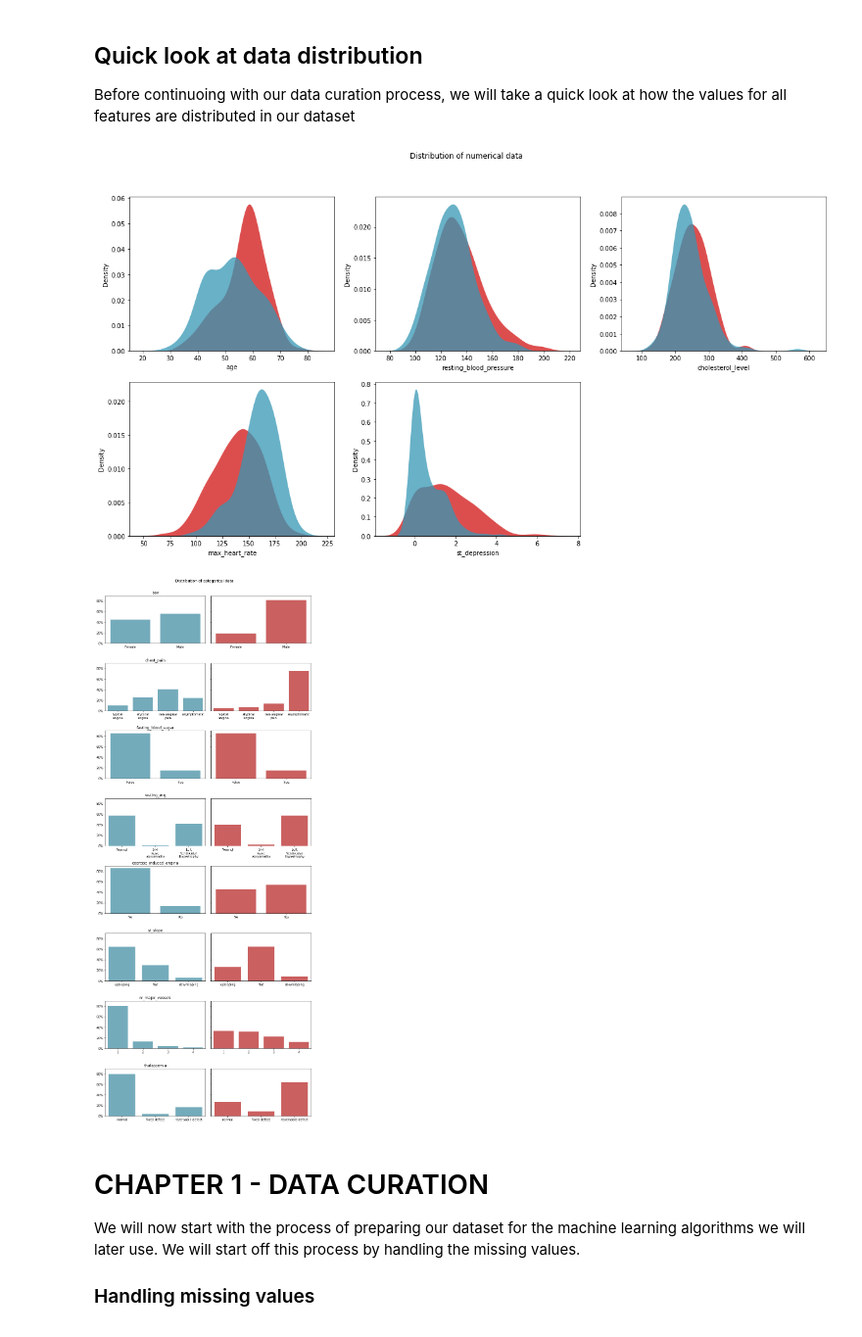
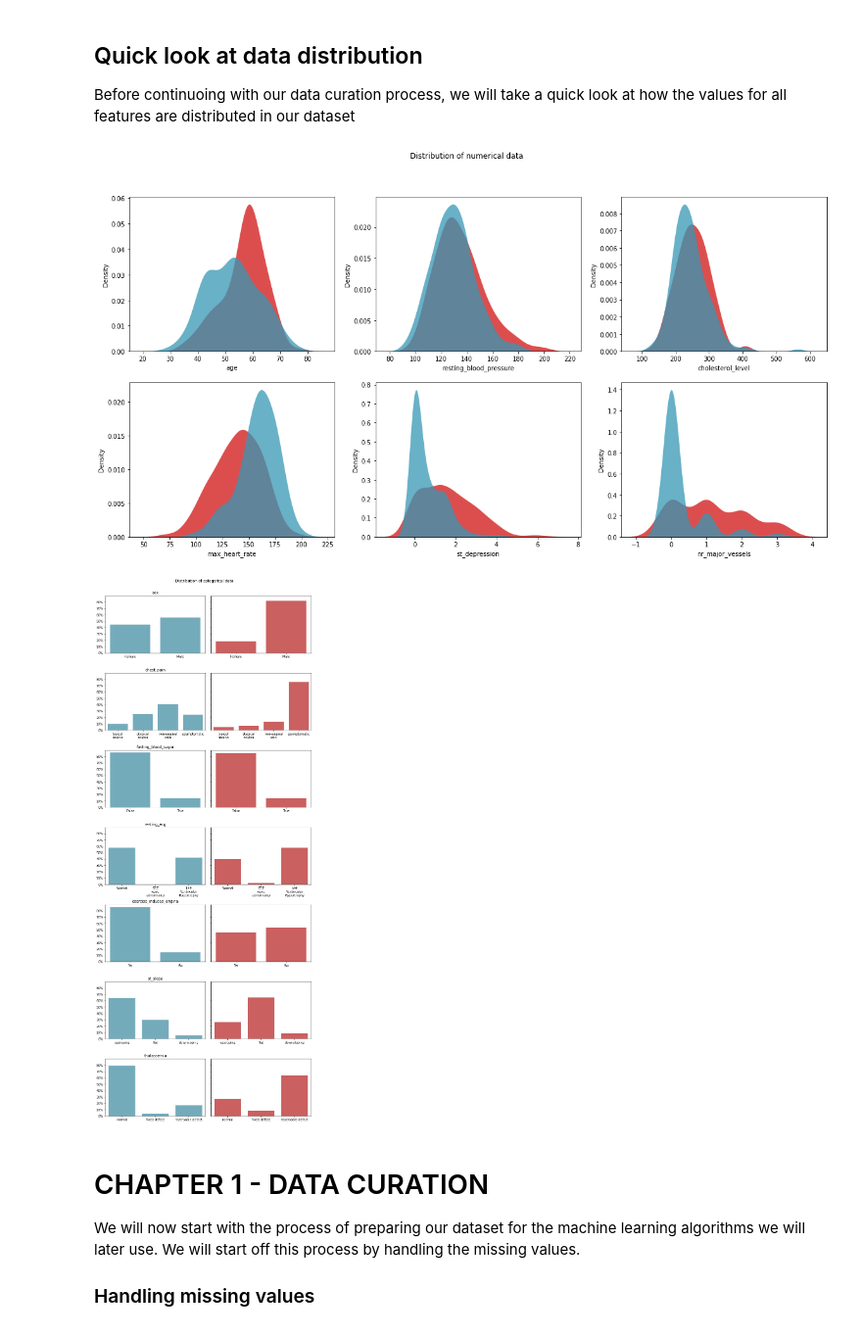
Before and after one commit to iberius96/Classification-task-for-heart-condition, a Jupyter notebook: main.ipynb, the cells around one changed output. Shown at 98% size. Drawn from its saved outputs; the diff is of its cells as text; code cells hidden in the pictures.

Commit message:
Final commit of heart before fork

```diff
--- a/main.ipynb
+++ b/main.ipynb
@@ -185,7 +252,7 @@ split_df.thalassemia = split_df.thalassemia.astype(int)
 condition_df = split_df[split_df['condition'] == 1]
 no_condition_df = split_df[split_df['condition'] == 0]
 
-numeric_features = ['age', 'resting_blood_pressure', 'cholesterol_level', 'max_heart_rate', 'st_depression']
+numeric_features = ['age', 'resting_blood_pressure', 'cholesterol_level', 'max_heart_rate', 'st_depression', 'nr_major_vessels']
 subplot = 231
 
 fig = plt.figure(figsize=(20, 10))
@@ -216,11 +283,11 @@ for i in numeric_features:
 plt.suptitle('Distribution of numerical data')
 plt.show()
 # %% [output]
-[figure, old version]
+[figure, new version]
 # %%
-categorical_features = ['sex', 'chest_pain', 'fasting_blood_sugar', 'resting_ecg', 'exercise_induced_angina', 'st_slope', 'nr_major_vessels', 'thalassemia']
+categorical_features = ['sex', 'chest_pain', 'fasting_blood_sugar', 'resting_ecg', 'exercise_induced_angina', 'st_slope', 'thalassemia']
 
-categorical_values = [['Female', 'Male'], ['typical\nangina', 'atypical\nangina', 'non-anginal\npain', 'asymptomatic'], ['False', 'True'], ['Normal', 'ST-T\nwave\nabnormality', 'Left\nVentricular\nHypertrophy'], ['No', 'Yes'], ['upsloping', 'flat', 'downsloping'], ['1', '2', '3', '4', 'NaN'], ['normal', 'fixed defect', 'reversable defect']]
+categorical_values = [['Female', 'Male'], ['typical\nangina', 'atypical\nangina', 'non-anginal\npain', 'asymptomatic'], ['False', 'True'], ['Normal', 'ST-T\nwave\nabnormality', 'Left\nVentricular\nHypertrophy'], ['No', 'Yes'], ['upsloping', 'flat', 'downsloping'], ['normal', 'fixed defect', 'reversable defect']]
 
 fig, ax = plt.subplots(len(categorical_features), 2, figsize=(10, 25), sharey=True)
 
@@ -236,34 +303,34 @@ for i in range(len(categorical_features)):
         data=no_condition_df,
         estimator=lambda x: len(x) / len(no_condition_df) * 100,
         ax=ax[i,0]
     ).set_xticklabels(values)
 
     if(feature == 'work_type'):
         values.remove('Never worked')
 
     sns.barplot(
         x=feature,
         y=feature,
         alpha=.75,
         color='#d11313',
         data=condition_df,
         estimator=lambda x: len(x) / len(condition_df) * 100,
         ax=ax[i,1]
     ).set_xticklabels(values)
 
     ax[i,0].set_title(feature)
     ax[i,0].set_ylabel('')
     ax[i,1].set_ylabel('')
     ax[i,0].set_xlabel('')
     ax[i,1].set_xlabel('')
     ax[i,0].yaxis.set_major_formatter(mtick.PercentFormatter())
 
 fig.tight_layout()
 fig.subplots_adjust(top=0.95)
 plt.suptitle('Distribution of categorical data')
 plt.show()
 # %% [output]
-[figure, old version]
+[figure, new version]
 # %% [markdown]
 # CHAPTER 1 - DATA CURATION <a class="anchor" id="1"></a>
 
```
Also changed, not shown: parts of 3 cells of this notebook, 1 other file.
